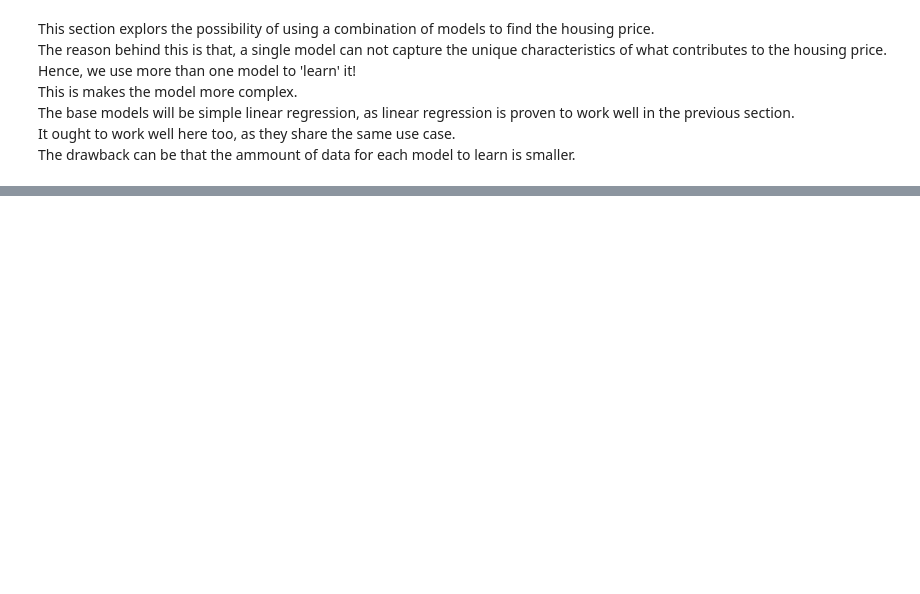
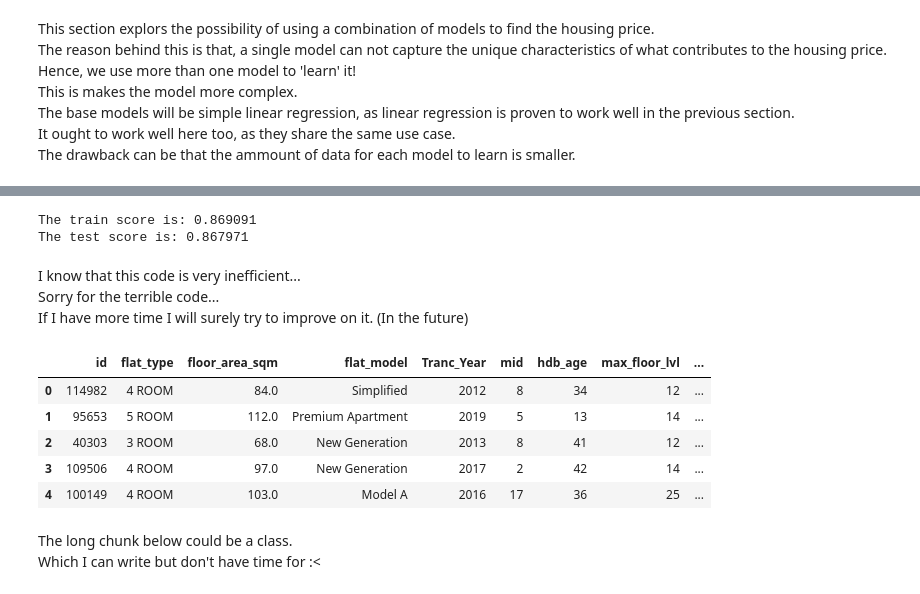
Before and after one commit to Luke-zm/DSI_Proj, a Jupyter notebook: project_2/code/house_reg_model.ipynb, the cells around one changed output, grey strips where cells are left out. Drawn from its saved outputs; the diff is of its cells as text; code cells hidden in the pictures; blank space fills up the shorter version.

Commit message:
add>finished models

```diff
--- a/project_2/code/house_reg_model.ipynb
+++ b/project_2/code/house_reg_model.ipynb
@@ -797,0 +750,4 @@ The drawback can be that the ammount of data for each model to learn is smaller.
+# %%
+# Import training data again
+df = pd.read_csv('../datasets/reduced_train.csv')
+df.head()
@@ -797,0 +773,2 @@ The drawback can be that the ammount of data for each model to learn is smaller.
+# %%
+test = pd.read_csv('../datasets/test.csv')
@@ -797,0 +779,8 @@ The drawback can be that the ammount of data for each model to learn is smaller.
+# %%
+# find the list of colmuns to drop
+df.columns
+test.columns
+drop_col = [col for col in test.columns if col not in df.columns]
+# %%
+# drop colmuns that should be droped
+test.drop(columns=drop_col, inplace=True)
@@ -797,0 +1101,6 @@ The drawback can be that the ammount of data for each model to learn is smaller.
+# %%
+print(f"The train score is: {round(other_area_reg.score(X_other_area_train, y_other_area_train), 6)}")
+print(f"The test score is: {round(other_area_reg.score(X_other_area_test, y_other_area_test), 6)}")
+# %% [output]
+The train score is: 0.869091
+The test score is: 0.867971
@@ -797,0 +1146,16 @@ The drawback can be that the ammount of data for each model to learn is smaller.
+# %% [markdown]
+I know that this code is very inefficient...
+Sorry for the terrible code...
+If I have more time I will surely try to improve on it. (In the future)
+# %%
+test.head()
+# %% [output]
+|  | id | flat_type | floor_area_sqm | flat_model | Tranc_Year | mid | hdb_age | max_floor_lvl | ... |
+| 0 | 114982 | 4 ROOM | 84.0 | Simplified | 2012 | 8 | 34 | 12 | ... |
+| 1 | 95653 | 5 ROOM | 112.0 | Premium Apartment | 2019 | 5 | 13 | 14 | ... |
+| 2 | 40303 | 3 ROOM | 68.0 | New Generation | 2013 | 8 | 41 | 12 | ... |
+| 3 | 109506 | 4 ROOM | 97.0 | New Generation | 2017 | 2 | 42 | 14 | ... |
+| 4 | 100149 | 4 ROOM | 103.0 | Model A | 2016 | 17 | 36 | 25 | ... |
+# %% [markdown]
+The long chunk below could be a class.
+Which I can write but don't have time for :<
```
Also changed, not shown: parts of 62 cells of this notebook, 2 other files.
